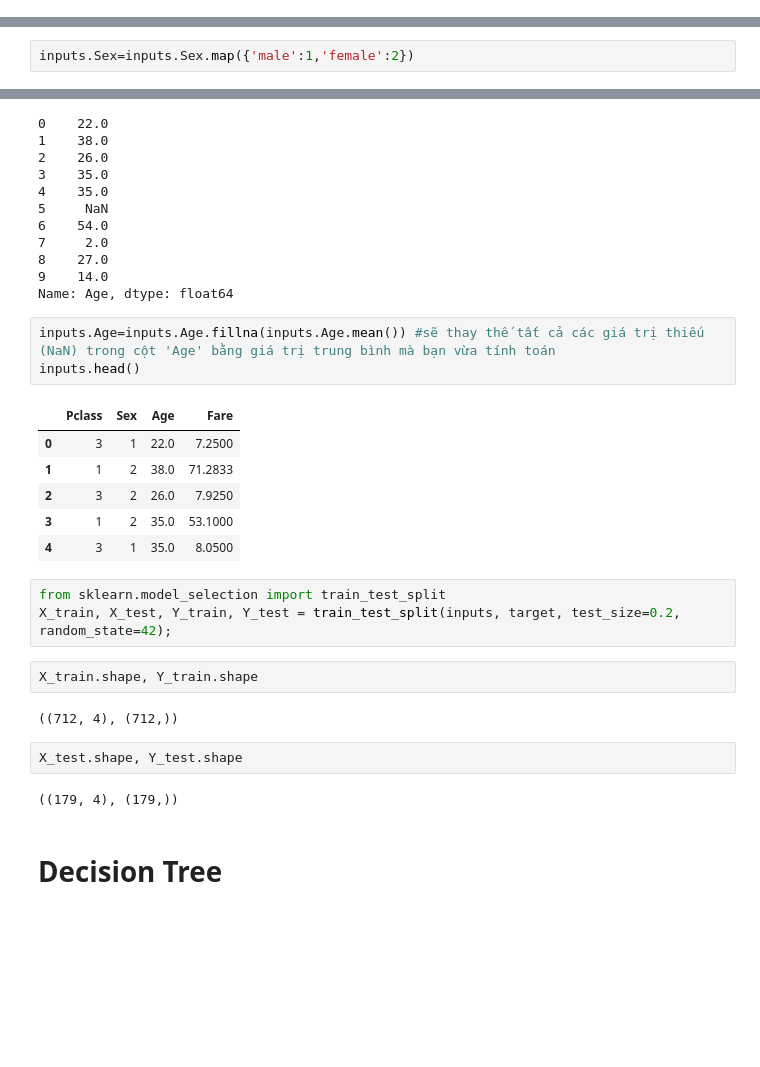
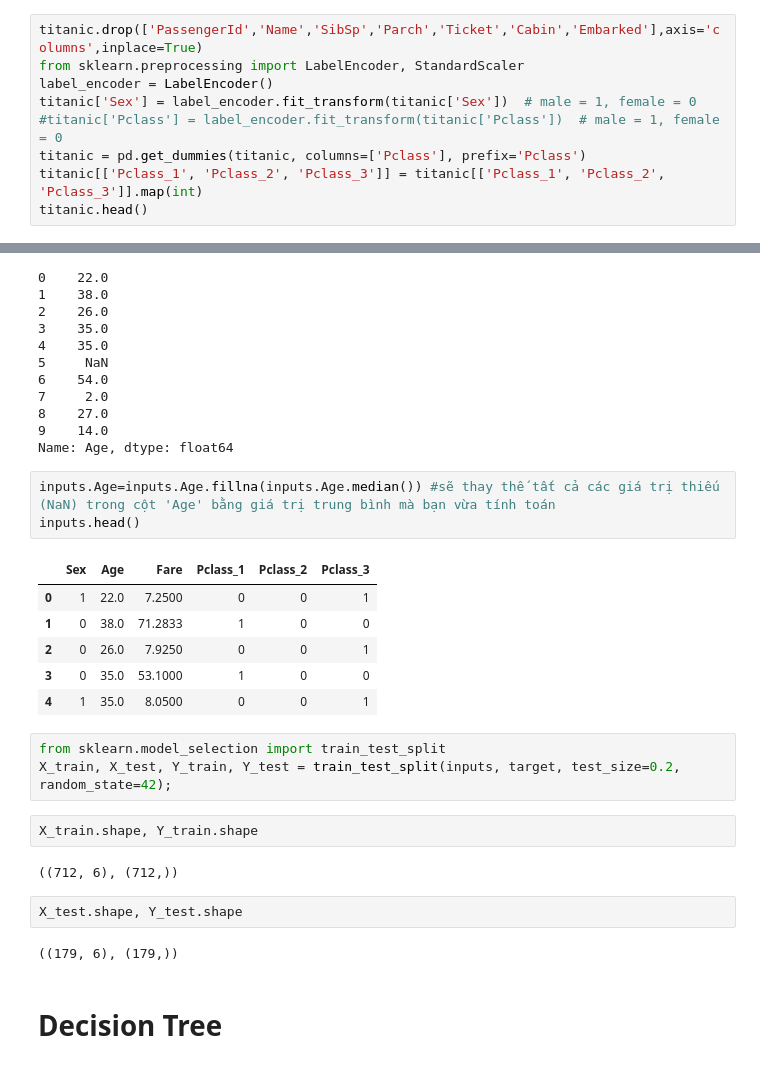
Before and after one commit to nguyenhuyenkiohna/Machine-Learning, a Jupyter notebook: code/classification.ipynb, the cells around one changed output, grey strips where cells are left out. Drawn from its saved outputs; the diff is of its cells as text; blank space fills up the shorter version.

```diff
--- a/code/classification.ipynb
+++ b/code/classification.ipynb
@@ -23,0 +14,9 @@ titanic.head()
+# %%
+titanic.drop(['PassengerId','Name','SibSp','Parch','Ticket','Cabin','Embarked'],axis='columns',inplace=True)
+from sklearn.preprocessing import LabelEncoder, StandardScaler
+label_encoder = LabelEncoder()
+titanic['Sex'] = label_encoder.fit_transform(titanic['Sex'])  # male = 1, female = 0
+#titanic['Pclass'] = label_encoder.fit_transform(titanic['Pclass'])  # male = 1, female = 0
+titanic = pd.get_dummies(titanic, columns=['Pclass'], prefix='Pclass')
+titanic[['Pclass_1', 'Pclass_2', 'Pclass_3']] = titanic[['Pclass_1', 'Pclass_2', 'Pclass_3']].map(int)
+titanic.head()
@@ -24,8 +30,6 @@ titanic.head()
 # %%
 inputs=titanic.drop('Survived',axis='columns')
 target=titanic.Survived
-# %%
-inputs.Sex=inputs.Sex.map({'male':1,'female':2})
 # %%
 inputs.Age[:10] #có nghĩa nó đang truy cập vào code 'Age' của DataFrame có tên là 'inputs' và lấy ra 10 giá trị đầu tiên trong cột đó
 # %% [output]
@@ -41,26 +45,26 @@ inputs.Age[:10] #có nghĩa nó đang truy cập vào code 'Age' của DataFrame
 9    14.0
 Name: Age, dtype: float64
 # %%
-inputs.Age=inputs.Age.fillna(inputs.Age.mean()) #sẽ thay thế tất cả các giá trị thiếu (NaN) trong cột 'Age' bằng giá trị trung bình mà bạn vừa tính toán
+inputs.Age=inputs.Age.fillna(inputs.Age.median()) #sẽ thay thế tất cả các giá trị thiếu (NaN) trong cột 'Age' bằng giá trị trung bình mà bạn vừa tính toán
 inputs.head()
 # %% [output]
-|  | Pclass | Sex | Age | Fare |
-| 0 | 3 | 1 | 22.0 | 7.2500 |
-| 1 | 1 | 2 | 38.0 | 71.2833 |
-| 2 | 3 | 2 | 26.0 | 7.9250 |
-| 3 | 1 | 2 | 35.0 | 53.1000 |
-| 4 | 3 | 1 | 35.0 | 8.0500 |
+|  | Sex | Age | Fare | Pclass_1 | Pclass_2 | Pclass_3 |
+| 0 | 1 | 22.0 | 7.2500 | 0 | 0 | 1 |
+| 1 | 0 | 38.0 | 71.2833 | 1 | 0 | 0 |
+| 2 | 0 | 26.0 | 7.9250 | 0 | 0 | 1 |
+| 3 | 0 | 35.0 | 53.1000 | 1 | 0 | 0 |
+| 4 | 1 | 35.0 | 8.0500 | 0 | 0 | 1 |
 # %%
 from sklearn.model_selection import train_test_split
 X_train, X_test, Y_train, Y_test = train_test_split(inputs, target, test_size=0.2, random_state=42);
 # %%
 X_train.shape, Y_train.shape
 # %% [output]
-((712, 4), (712,))
+((712, 6), (712,))
 # %%
 X_test.shape, Y_test.shape
 # %% [output]
-((179, 4), (179,))
+((179, 6), (179,))
 # %% [markdown]
 # Decision Tree
 # %% [markdown]
```
Also changed, not shown: parts of 15 cells of this notebook, 2 other files.
